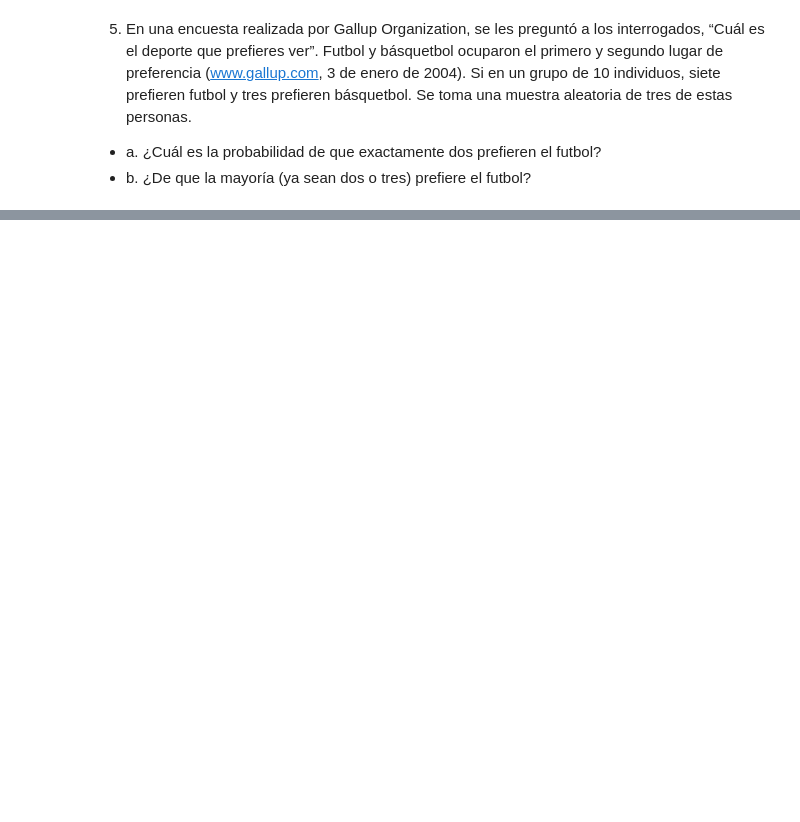
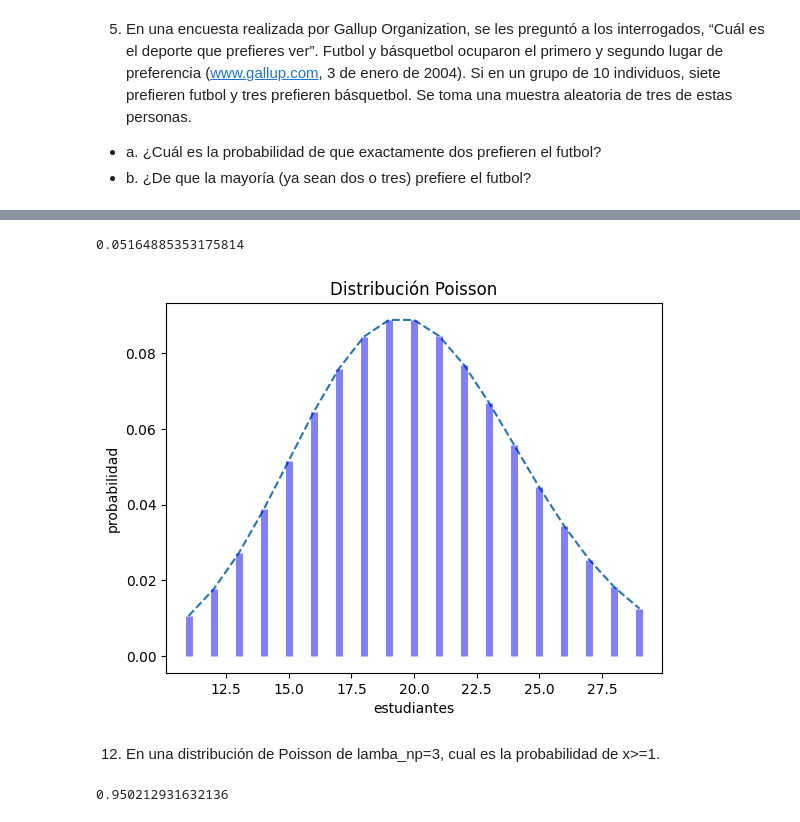
Before and after one commit to MarceloOrtizz/M2, a Jupyter notebook: Clase 04/Marcelo.ipynb, the cells around one changed output, grey strips where cells are left out. Drawn from its saved outputs; the diff is of its cells as text; code cells hidden in the pictures; blank space fills up the shorter version.

```diff
--- a/Clase 04/Marcelo.ipynb
+++ b/Clase 04/Marcelo.ipynb
@@ -196,0 +280,26 @@ probabilidad_hipergeometrica(N,X,n,x)
+# %%
+#10 en 3 => 20 en 6
+mu=20
+stats.poisson.pmf(15,mu)
+# %% [output]
+0.05164885353175814
+# %%
+poisson = stats.poisson(mu) # Distribución
+x = np.arange(poisson.ppf(0.02),
+              poisson.ppf(0.98))
+fmp = poisson.pmf(x) # Función de Masa de Probabilidad
+plt.plot(x, fmp, '--')
+plt.vlines(x, 0, fmp, colors='b', lw=5, alpha=0.5)
+plt.title('Distribución Poisson')
+plt.ylabel('probabilidad')
+plt.xlabel('estudiantes')
+plt.show()
+# %% [output]
+[figure, added]
+# %% [markdown]
+12. En una distribución de Poisson de lamba_np=3, cual es la probabilidad de x>=1.<br>
+# %%
+mu=3
+stats.poisson.sf(0,mu)
+# %% [output]
+0.950212931632136
```
Also changed, not shown: parts of 30 cells of this notebook.
